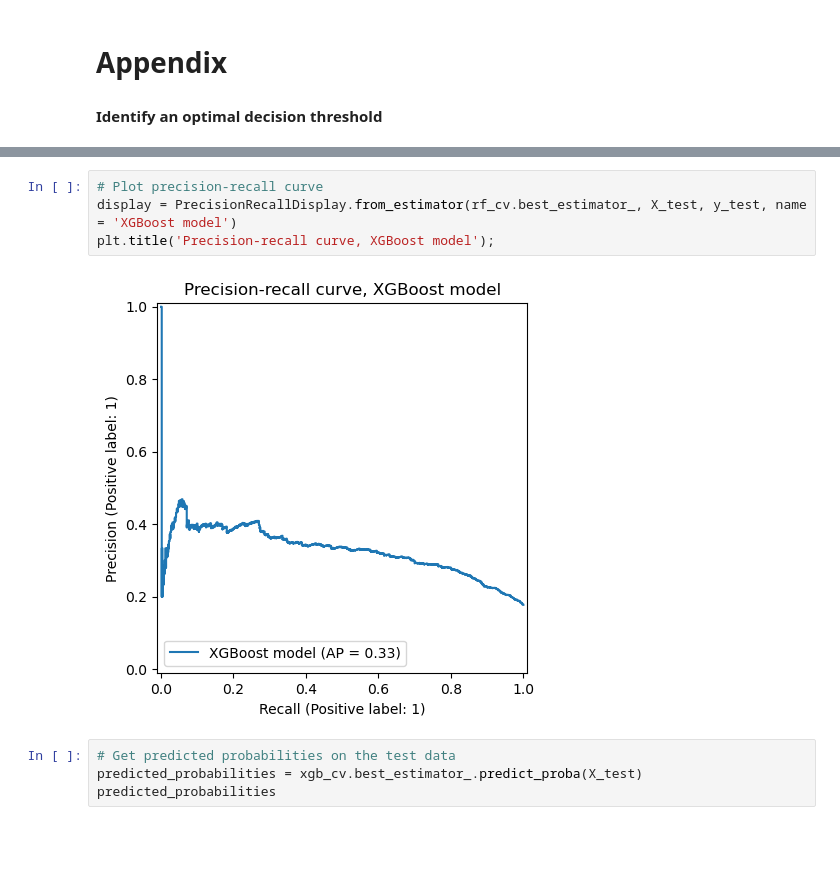
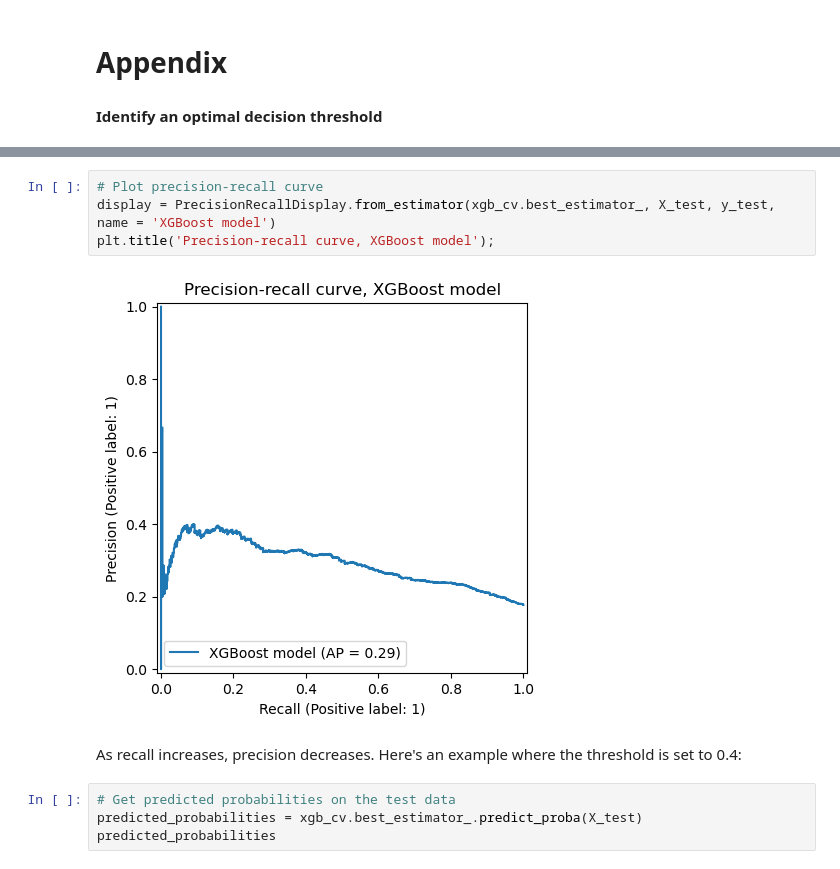
Before and after one commit to fvalerii/Waze, a Jupyter notebook: waze-churn-project.ipynb, the cells around one changed output, grey strips where cells are left out. Saved outputs shown, nothing was run; the diff lists cells and outputs as text; blank space fills up the shorter version.

```diff
--- a/waze-churn-project.ipynb
+++ b/waze-churn-project.ipynb
@@ -1755,9 +1742,12 @@ It would be helpful to have more detailed data regarding the use of the app by t
 # %%
 # Plot precision-recall curve
-display = PrecisionRecallDisplay.from_estimator(rf_cv.best_estimator_, X_test, y_test, name = 'XGBoost model')
+display = PrecisionRecallDisplay.from_estimator(xgb_cv.best_estimator_, X_test, y_test, name = 'XGBoost model')
 plt.title('Precision-recall curve, XGBoost model');
 # %% [output]
-[figure, old version]
+[figure, new version]
+# %% [markdown]
+As recall increases, precision decreases.
+Here's an example where the threshold is set to 0.4:
 # %%
 # Get predicted probabilities on the test data
 predicted_probabilities = xgb_cv.best_estimator_.predict_proba(X_test)
```
Also changed, not shown: parts of 20 cells of this notebook.
